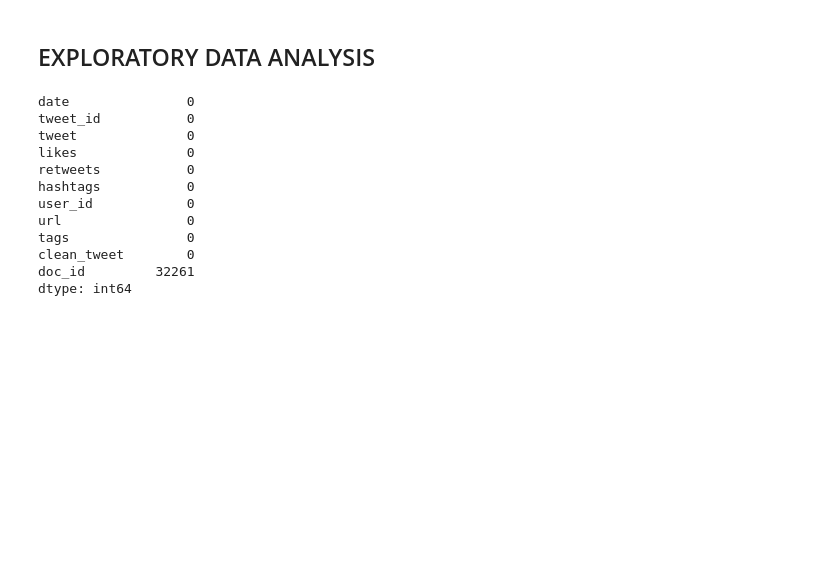
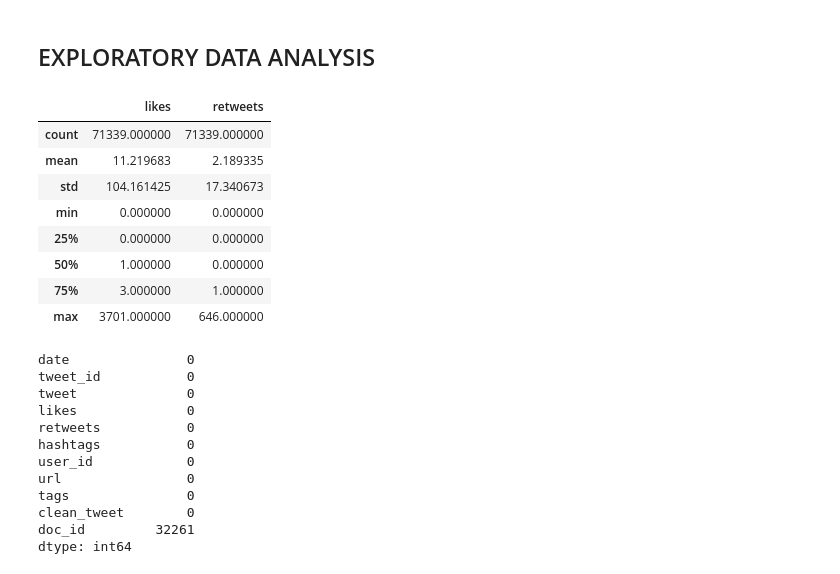
Before and after one commit to gaelribes/IRWA_202324, a Jupyter notebook: LAB1/deliverable_part1.ipynb, the cells around one changed output. Saved outputs shown, nothing was run; the diff lists cells and outputs as text; code cells hidden in the pictures; blank space fills up the shorter version.

```diff
--- a/LAB1/deliverable_part1.ipynb
+++ b/LAB1/deliverable_part1.ipynb
@@ -104,6 +115,19 @@ from PIL import Image
 # %%
 exploded_df = tweets.explode("clean_tweet")
 word_list = exploded_df["clean_tweet"].tolist()
+# %%
+likesRetweets_df = exploded_df[['likes', 'retweets']]
+likesRetweets_df.describe()
+# %% [output]
+|  | likes | retweets |
+| count | 71339.000000 | 71339.000000 |
+| mean | 11.219683 | 2.189335 |
+| std | 104.161425 | 17.340673 |
+| min | 0.000000 | 0.000000 |
+| 25% | 0.000000 | 0.000000 |
+| 50% | 1.000000 | 0.000000 |
+| 75% | 3.000000 | 1.000000 |
+| max | 3701.000000 | 646.000000 |
 # %%
 exploded_df.isnull().sum()
 # %% [output]
```
Also changed, not shown: parts of 11 cells of this notebook, 4 other files.
